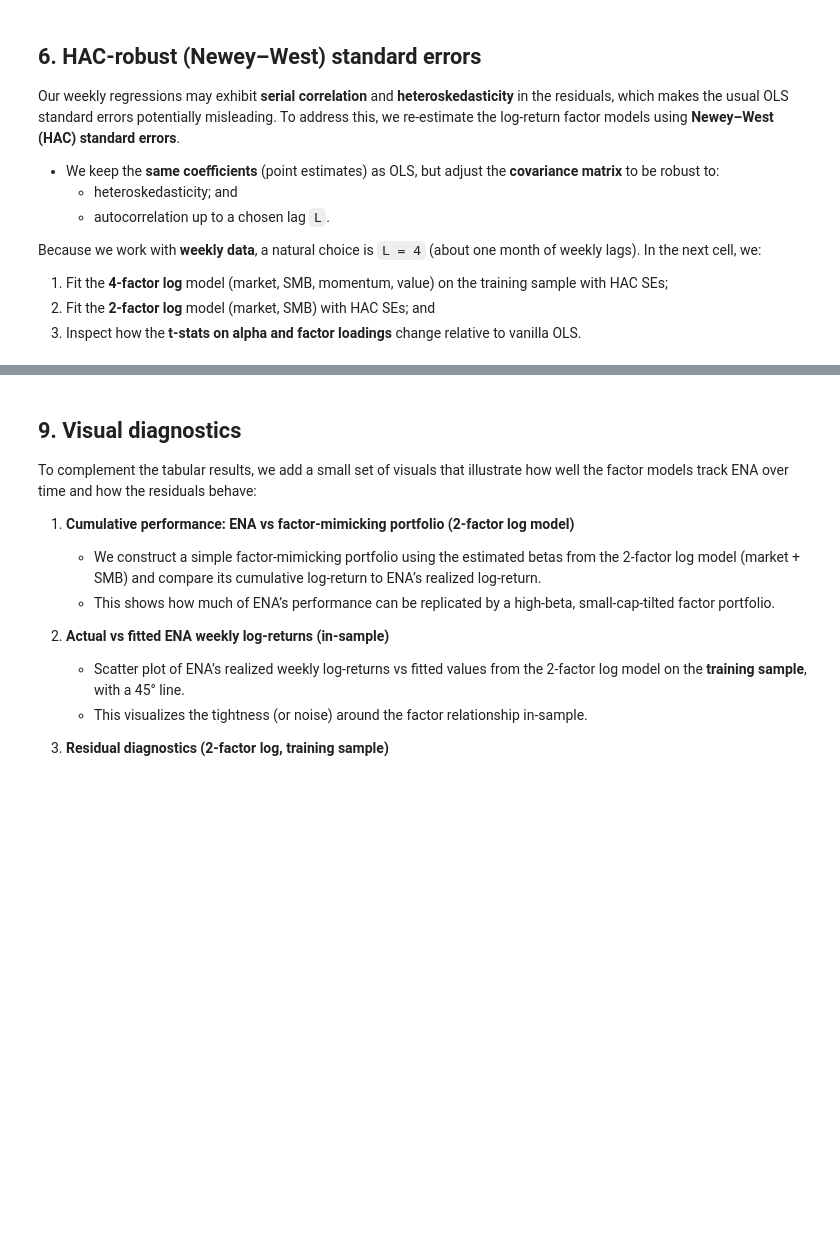
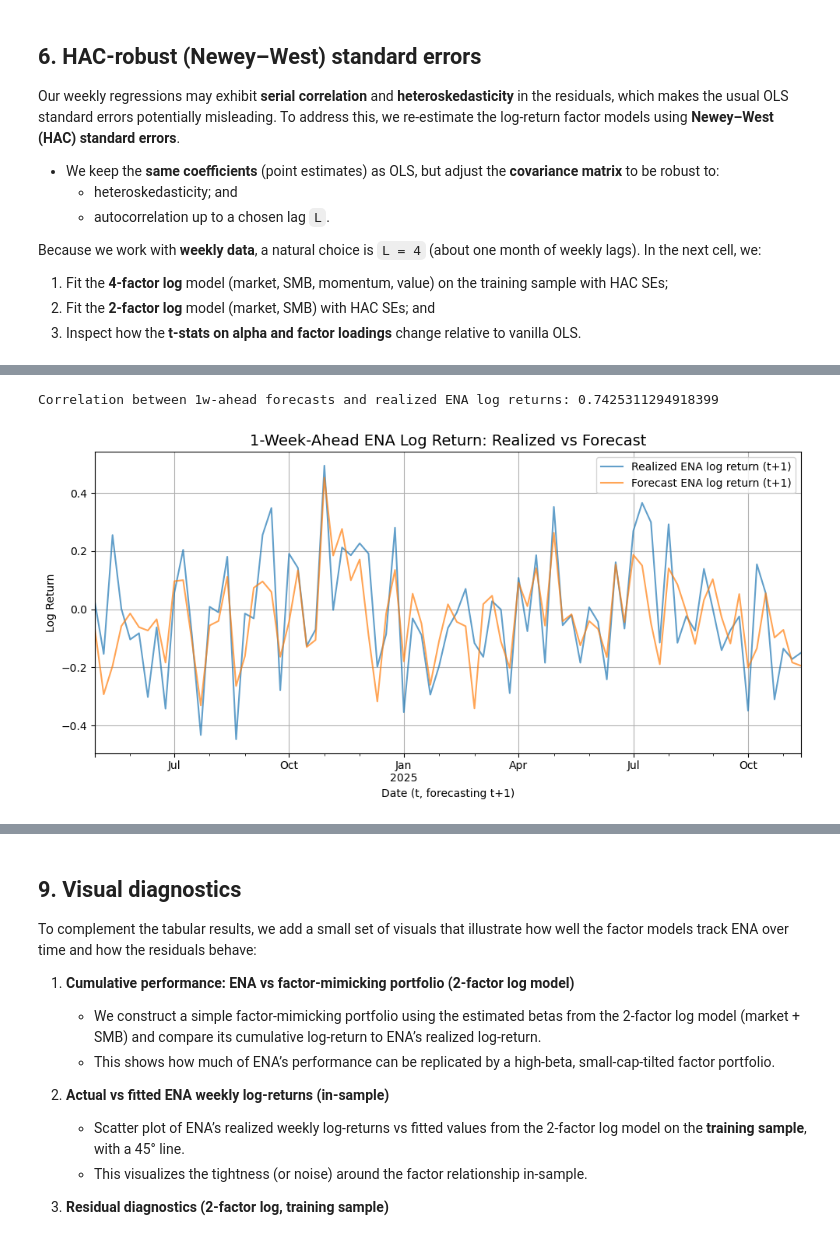
Before and after one commit to frank22lin/MBC-Research, a Jupyter notebook: factor_analysis.ipynb, the cells around one changed output, grey strips where cells are left out. Cells and saved outputs as stored; diff of their text form; code cells hidden in the pictures; blank space fills up the shorter version.

```diff
--- a/factor_analysis.ipynb
+++ b/factor_analysis.ipynb
@@ -740,0 +662,28 @@ spec_comparison_80
+# %%
+# Build 1-week-ahead forecasts via rolling betas
+
+# factor returns at t+1 (from perspective of time t)
+factors_next = reg_df[["market", "smb"]].shift(-1)
+
+# realized ENA log return at t+1
+ena_log_next = reg_df["ENA_log_ret"].shift(-1)
+
+alpha_t = rolling_betas["alpha"]
+beta_mkt_t = rolling_betas["beta_mkt"]
+beta_smb_t = rolling_betas["beta_smb"]
+
+forecast_log_next = (
+    alpha_t
+    + beta_mkt_t * factors_next["market"]
+    + beta_smb_t * factors_next["smb"]
+)
+
+forecast_df = pd.DataFrame(
+    {
+        "realized_log_ret_next": ena_log_next,
+        "forecast_log_ret_next": forecast_log_next,
+    },
+    index=reg_df.index,
+).dropna()
+
+forecast_df.tail()
@@ -740,0 +698,20 @@ spec_comparison_80
+# %%
+# Correlation between forecasts and realized ENA log returns
+corr = forecast_df["realized_log_ret_next"].corr(forecast_df["forecast_log_ret_next"])
+print("Correlation between 1w-ahead forecasts and realized ENA log returns:", corr)
+
+# Plot realized vs forecast
+plt.figure(figsize=(10, 5))
+
+forecast_df["realized_log_ret_next"].plot(label="Realized ENA log return (t+1)", alpha=0.7)
+forecast_df["forecast_log_ret_next"].plot(label="Forecast ENA log return (t+1)", alpha=0.7)
+
+plt.title("1-Week-Ahead ENA Log Return: Realized vs Forecast", fontsize=14)
+plt.xlabel("Date (t, forecasting t+1)")
+plt.ylabel("Log Return")
+plt.legend()
+plt.tight_layout()
+plt.show()
+# %% [output]
+Correlation between 1w-ahead forecasts and realized ENA log returns: 0.7425311294918399
+[figure, added]
```
Also changed, not shown: parts of 20 cells of this notebook.
